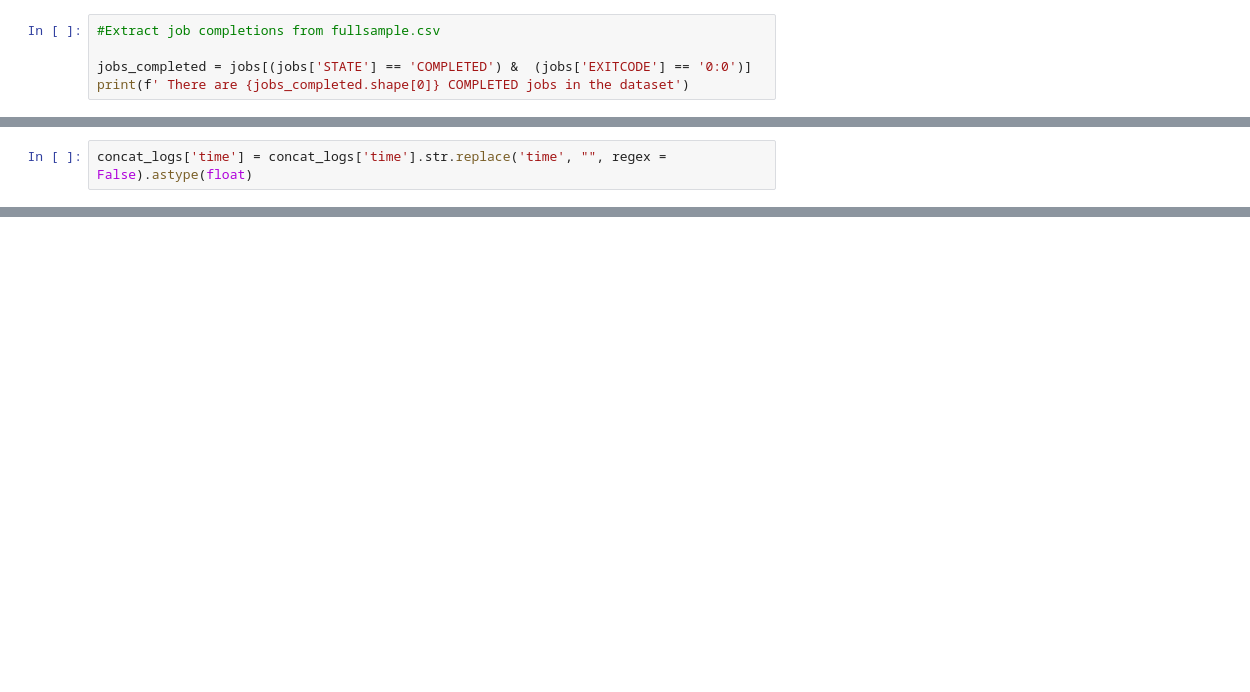
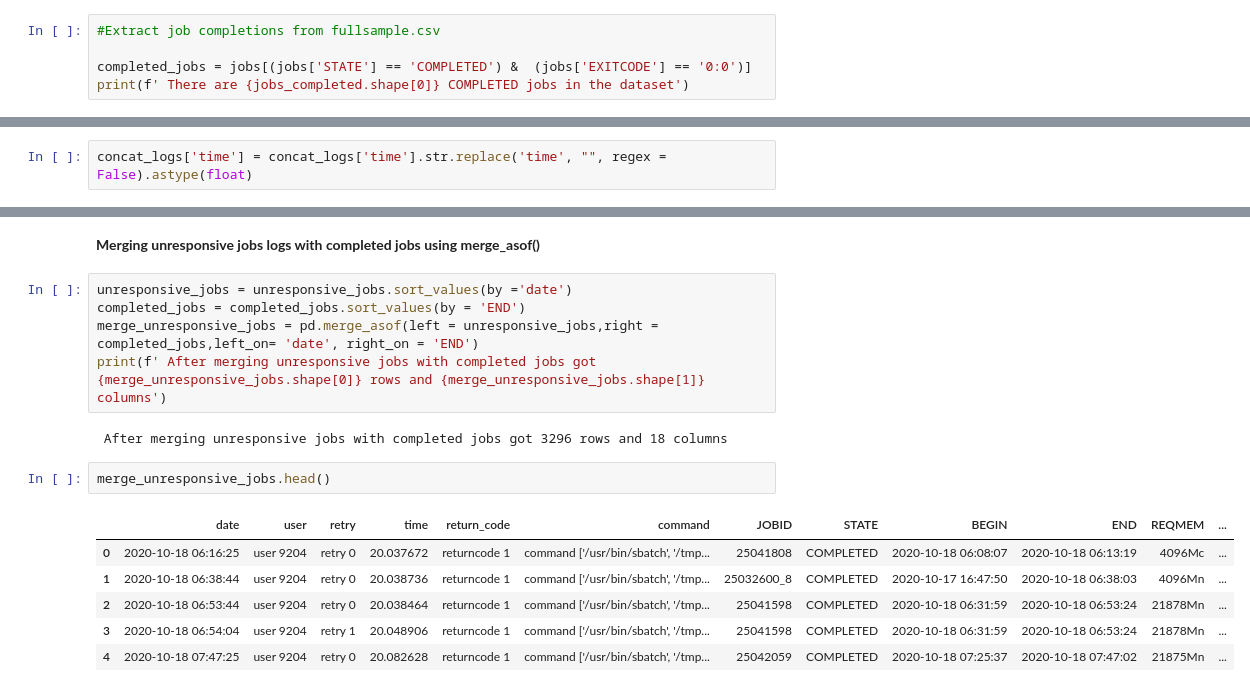
Before and after one commit to nss-data-science-cohort-9/accre-ADoddala, a Jupyter notebook: notebooks/accre_project.ipynb, the cells around one changed output, grey strips where cells are left out. Drawn from its saved outputs; the diff is of its cells as text; blank space fills up the shorter version.

Commit message:
merging jobs data  with logs

```diff
--- a/notebooks/accre_project.ipynb
+++ b/notebooks/accre_project.ipynb
@@ -315,7 +315,7 @@ Objectives:
 # %%
 #Extract job completions from fullsample.csv
 
-jobs_completed = jobs[(jobs['STATE'] == 'COMPLETED') &  (jobs['EXITCODE'] == '0:0')]
+completed_jobs = jobs[(jobs['STATE'] == 'COMPLETED') &  (jobs['EXITCODE'] == '0:0')]
 print(f' There are {jobs_completed.shape[0]} COMPLETED jobs in the dataset')
 # %% [output]
  There are 7375084 COMPLETED jobs in the dataset
@@ -383,0 +415,18 @@ unresponsive.head()
+# %% [markdown]
+__Merging unresponsive jobs logs with completed jobs using merge_asof()__
+# %%
+unresponsive_jobs = unresponsive_jobs.sort_values(by ='date')
+completed_jobs = completed_jobs.sort_values(by = 'END')
+merge_unresponsive_jobs = pd.merge_asof(left = unresponsive_jobs,right = completed_jobs,left_on= 'date', right_on = 'END')
+print(f' After merging unresponsive jobs with completed jobs got {merge_unresponsive_jobs.shape[0]} rows and {merge_unresponsive_jobs.shape[1]} columns')
+# %% [output]
+ After merging unresponsive jobs with completed jobs got 3296 rows and 18 columns
+# %%
+merge_unresponsive_jobs.head()
+# %% [output]
+|  | date | user | retry | time | return_code | command | JOBID | STATE | BEGIN | END | REQMEM | ... |
+| 0 | 2020-10-18 06:16:25 | user 9204 | retry 0 | 20.037672 | returncode 1 | command ['/usr/bin/sbatch', '/tmp... | 25041808 | COMPLETED | 2020-10-18 06:08:07 | 2020-10-18 06:13:19 | 4096Mc | ... |
+| 1 | 2020-10-18 06:38:44 | user 9204 | retry 0 | 20.038736 | returncode 1 | command ['/usr/bin/sbatch', '/tmp... | 25032600_8 | COMPLETED | 2020-10-17 16:47:50 | 2020-10-18 06:38:03 | 4096Mn | ... |
+| 2 | 2020-10-18 06:53:44 | user 9204 | retry 0 | 20.038464 | returncode 1 | command ['/usr/bin/sbatch', '/tmp... | 25041598 | COMPLETED | 2020-10-18 06:31:59 | 2020-10-18 06:53:24 | 21878Mn | ... |
+| 3 | 2020-10-18 06:54:04 | user 9204 | retry 1 | 20.048906 | returncode 1 | command ['/usr/bin/sbatch', '/tmp... | 25041598 | COMPLETED | 2020-10-18 06:31:59 | 2020-10-18 06:53:24 | 21878Mn | ... |
+| 4 | 2020-10-18 07:47:25 | user 9204 | retry 0 | 20.082628 | returncode 1 | command ['/usr/bin/sbatch', '/tmp... | 25042059 | COMPLETED | 2020-10-18 07:25:37 | 2020-10-18 07:47:02 | 21875Mn | ... |
```
Also changed, not shown: parts of 12 cells of this notebook.
